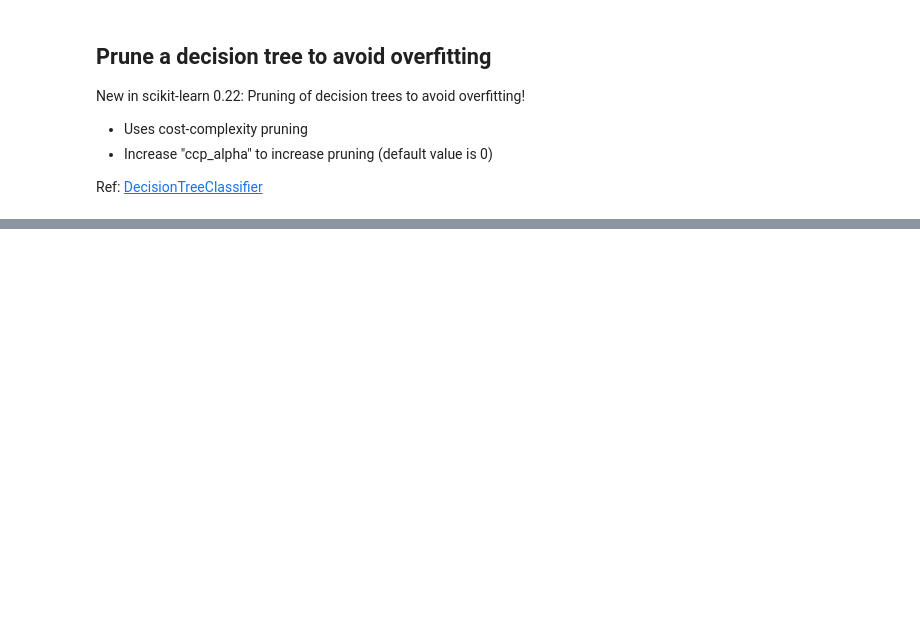
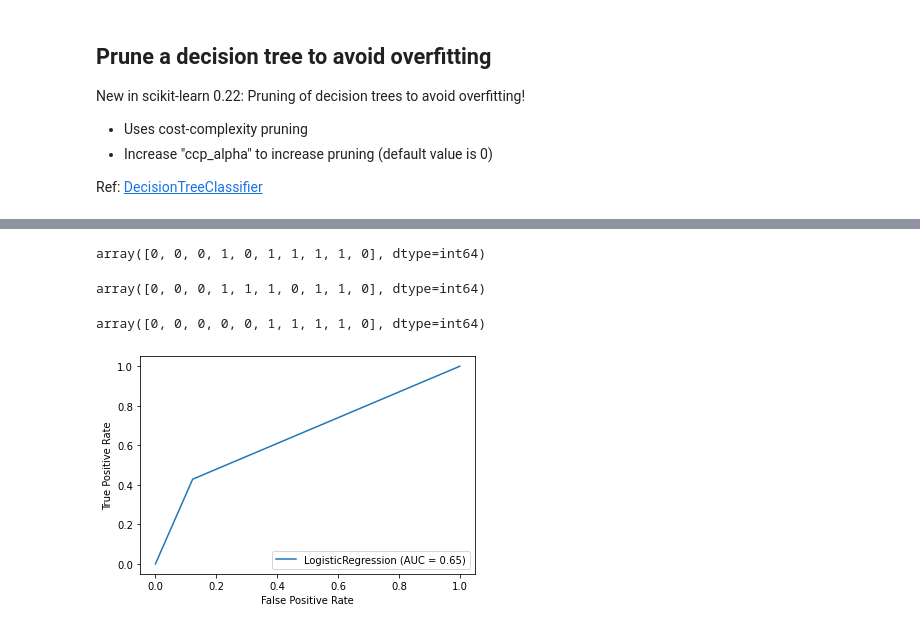
Before and after one commit to tien-le/-50-scikit-learn-tips, a Jupyter notebook: course - 50 scikit-learn tips.ipynb, the cells around one changed output, grey strips where cells are left out. Saved outputs shown, nothing was run; the diff lists cells and outputs as text; code cells hidden in the pictures; blank space fills up the shorter version.

```diff
--- a/course - 50 scikit-learn tips.ipynb
+++ b/course - 50 scikit-learn tips.ipynb
@@ -2339,0 +2438,13 @@ grid.best_params_
+# %%
+file_input_path = "titanic_train.csv"
+if not os.path.exists(file_input_path):
+    df_train = pd.read_csv("http://bit.ly/kaggletrain")
+    df_train.to_csv(file_input_path, header=True, index=False, sep="\t")
+else:
+    df_train = pd.read_csv(file_input_path, header=0, sep="\t")
+
+features = ["Pclass", "Fare", "SibSp"]
+X, y = df_train[features], df_train["Survived"]
+
+from sklearn.model_selection import train_test_split
+X_train, X_test, y_train, y_test = train_test_split(X, y, random_state=0)
@@ -2339,0 +2515,28 @@ grid.best_params_
+# %%
+y_pred_lr = lr.predict(X_test)
+y_pred_dt = dt.predict(X_test)
+y_pred_rf = rf.predict(X_test)
+# %%
+y_pred_lr[:10]
+# %% [output]
+array([0, 0, 0, 1, 0, 1, 1, 1, 1, 0], dtype=int64)
+# %%
+y_pred_dt[:10]
+# %% [output]
+array([0, 0, 0, 1, 1, 1, 0, 1, 1, 0], dtype=int64)
+# %%
+y_pred_rf[:10]
+# %% [output]
+array([0, 0, 0, 0, 0, 1, 1, 1, 1, 0], dtype=int64)
+# %%
+# LogisticRegression
+fpr_lr, tpr_lr, thresholds_lr = roc_curve(y_true=y_test,y_score=y_pred_lr, pos_label=1)
+# pos_labelint or str, default=None
+#   The label of the positive class. When pos_label=None, if y_true is in {-1, 1} or {0, 1}, pos_label is set to 1, otherwise an error will be raised.
+
+disp = RocCurveDisplay(fpr=fpr_lr, tpr=tpr_lr, roc_auc=auc(fpr_lr, tpr_lr), estimator_name="LogisticRegression")
+
+disp.plot()
+plt.show()
+# %% [output]
+[figure, added]
```
Also changed, not shown: parts of 203 cells of this notebook.
